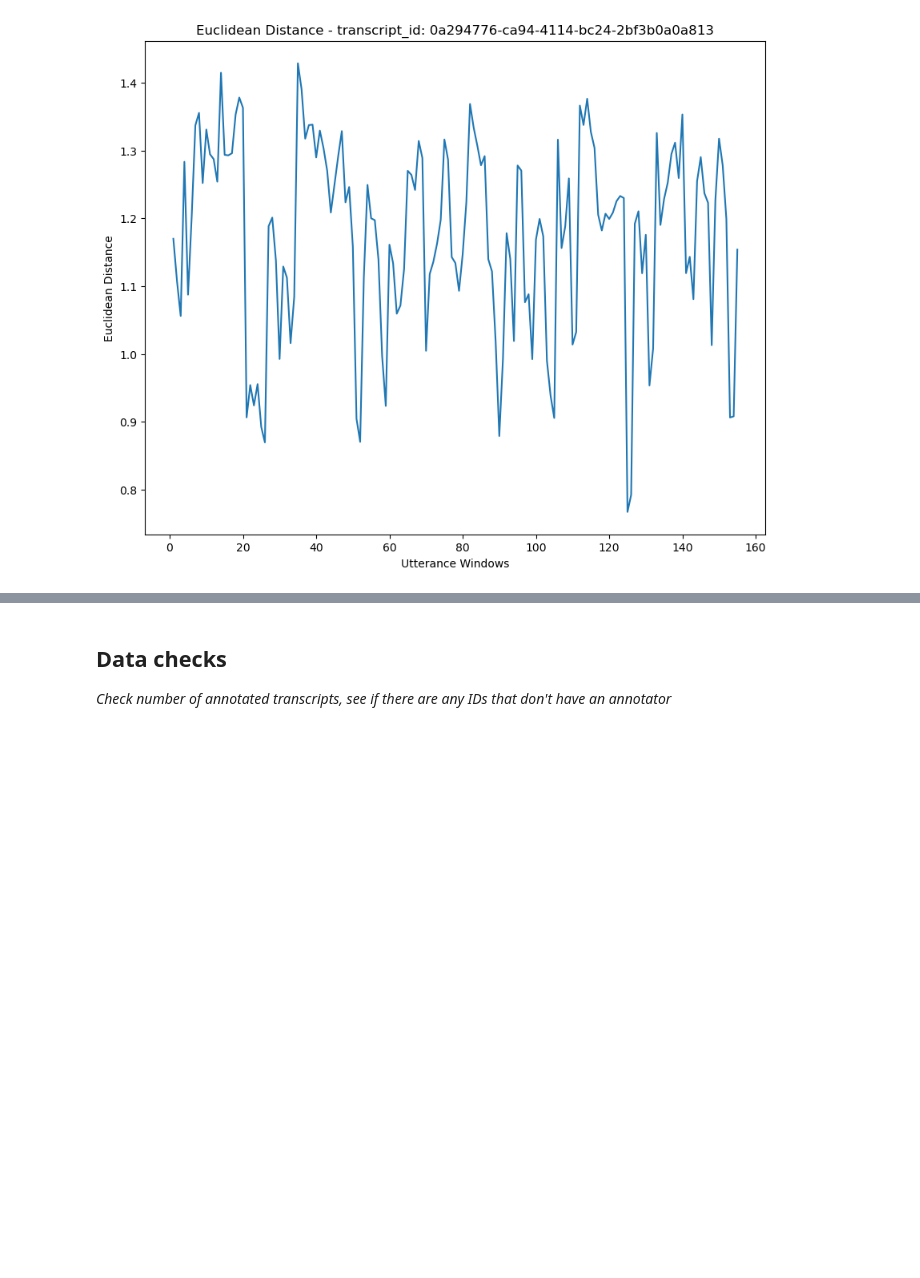
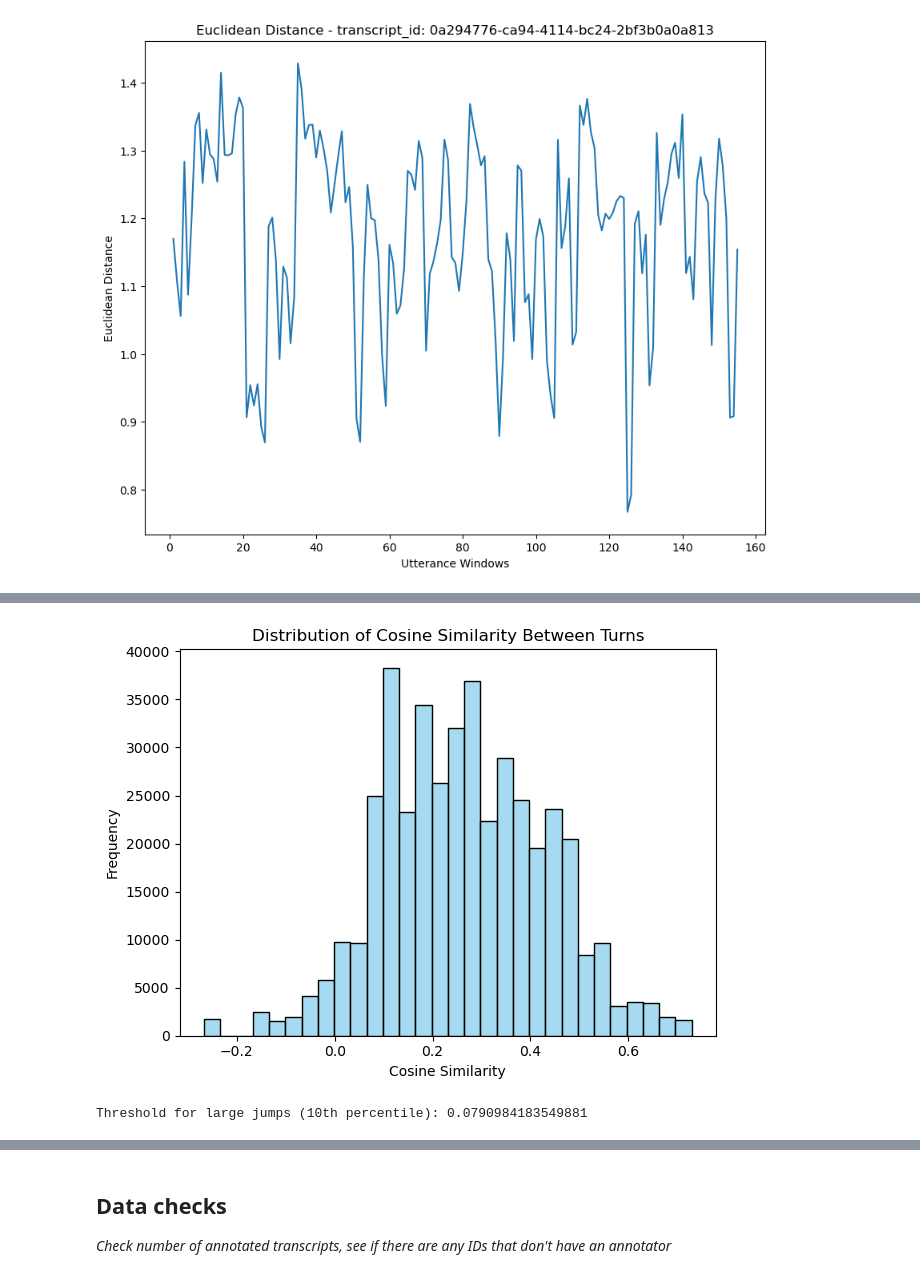
Before and after one commit to SocialInteractionLab/Candor, a Jupyter notebook: analysis-full/scripts/2-foraging-analyses.ipynb, the cells around one changed output, grey strips where cells are left out. Cells and saved outputs as stored; diff of their text form; code cells hidden in the pictures; blank space fills up the shorter version.

```diff
--- a/analysis-full/scripts/2-foraging-analyses.ipynb
+++ b/analysis-full/scripts/2-foraging-analyses.ipynb
@@ -152,0 +157,32 @@ plt.show()
+# %%
+def compute_turn_angles_adjacent_windows(df):
+    results = []
+
+    # group by transcript
+    for transcript_id, group in df.groupby('transcript_id'):
+        if len(group) < 2:
+            continue  # need at least 2 windows to compute a turn
+
+        # stack the embeddings to ensure 2D arrays (number of points, embedding dimension)
+        A = np.vstack([emb.squeeze() for emb in group['A_embeddings'].values[:-1]])
+        B = np.vstack([emb.squeeze() for emb in group['B_embeddings'].values[:-1]])
+        C = np.vstack([emb.squeeze() for emb in group['B_embeddings'].values[1:]])
+
+        # compute vectors from the middle point (B)
+        BA = A - B
+        BC = C - B
+
+        # calculate cosine similarity
+        cos_theta = np.array([cosine_similarity(BA[i].reshape(1,-1), BC[i].reshape(1,-1))[0,0]
+                              for i in range(len(BA))])
+
+        # save results for this transcript
+        res_df = pd.DataFrame({
+            'transcript_id': transcript_id,
+            'turn_index': np.arange(len(cos_theta)),  # starts at 0
+            'cosine_turn': cos_theta
+        })
+        results.append(res_df)
+
+    # combine all transcripts
+    return pd.concat(results, ignore_index=True)
@@ -152,0 +236,19 @@ plt.show()
+# %%
+# distribution of cosine of turn similarity
+sns.histplot(angles_df['cosine_turn'], bins=30, kde=False, color='skyblue')
+plt.title('Distribution of Cosine Similarity Between Turns')
+plt.xlabel('Cosine Similarity')
+plt.ylabel('Frequency')
+
+# plot
+plt.tight_layout()
+plt.show()
+# %% [output]
+[figure, added]
+# %%
+# what's the cosine similarity of turn angles in the bottom 10% of the data?
+threshold = np.percentile(angles_df['cosine_turn'], 10)
+print("Threshold for large jumps (10th percentile):", threshold)
+# cosine similarities lower than 0.079 are considered "big jumps"
+# %% [output]
+Threshold for large jumps (10th percentile): 0.0790984183549881
```
Also changed, not shown: parts of 8 cells of this notebook.
